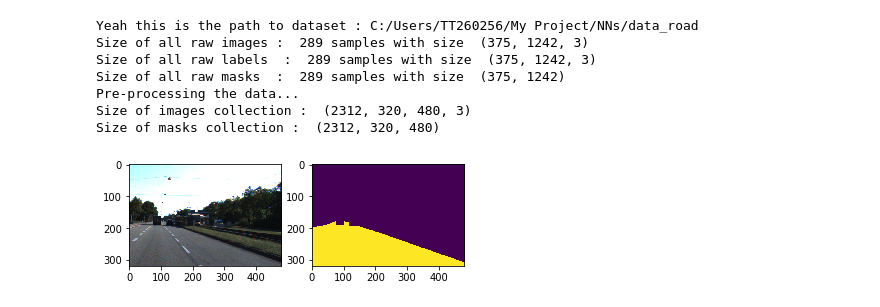
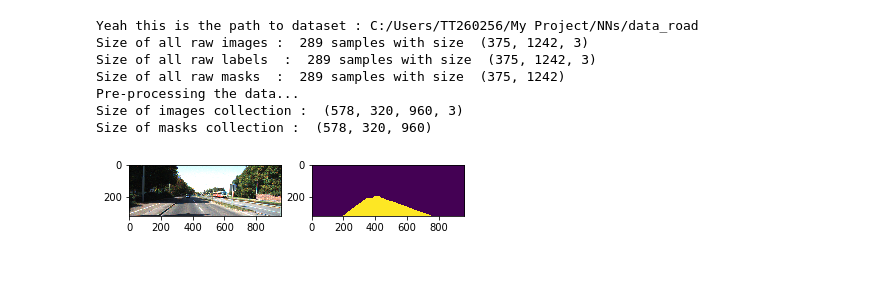
Before and after one commit to thtran97/Semantic-Segmentation, a Jupyter notebook: fcnalexnet_main.ipynb, the cells around one changed output. Cells and saved outputs as stored; diff of their text form; code cells hidden in the pictures; blank space fills up the shorter version.

```diff
--- a/fcnalexnet_main.ipynb
+++ b/fcnalexnet_main.ipynb
@@ -33,21 +33,21 @@ num_iter_per_epoch: 100
 summary_dir: ./experiments\fcn_alexnet_kittiroad\summary/
 # %%
 data = KittiRoadLoader(config)
-img, mask = data.get_data_element("all_data",0)
+img, mask = data.get_data_element("train_data",0)
 plt.subplot(121)
 plt.imshow(img)
 plt.subplot(122)
 plt.imshow(mask)
 plt.show()
 # %% [output]
 Yeah this is the path to dataset : C:/Users/TT260256/My Project/NNs/data_road
 Size of all raw images :  289 samples with size  (375, 1242, 3)
 Size of all raw labels  :  289 samples with size  (375, 1242, 3)
 Size of all raw masks  :  289 samples with size  (375, 1242)
 Pre-processing the data...
-Size of images collection :  (2312, 320, 480, 3)
-Size of masks collection :  (2312, 320, 480)
+Size of images collection :  (578, 320, 960, 3)
+Size of masks collection :  (578, 320, 960)
-[figure, old version]
+[figure, new version]
 # %%
 sess = tf.Session()
 model = FcnAlexnetModel(config)
```
Also changed, not shown: parts of 3 cells of this notebook, 2 other files.
